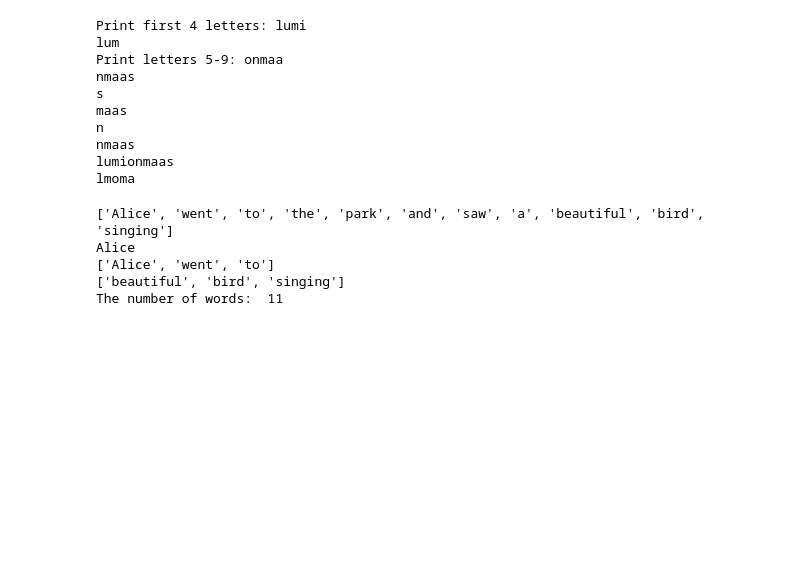
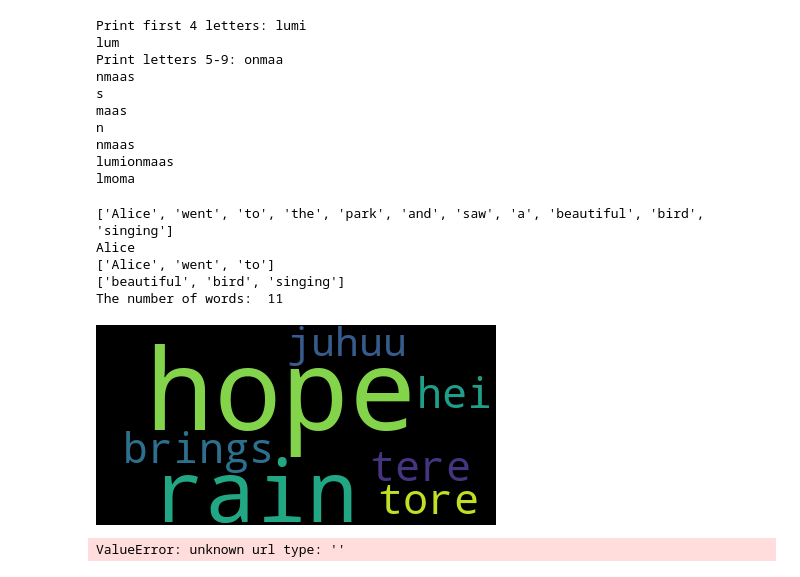
Before and after one commit to raheltoom3/dt-2025-data-visualisation, a Jupyter notebook: notebooks/week_11.ipynb, the cells around one changed output. Saved outputs shown, nothing was run; the diff lists cells and outputs as text; code cells hidden in the pictures; blank space fills up the shorter version.

```diff
--- a/notebooks/week_11.ipynb
+++ b/notebooks/week_11.ipynb
@@ -101,3 +121,18 @@ Alice
 ['Alice', 'went', 'to']
 ['beautiful', 'bird', 'singing']
 The number of words:  11
+# %%
+from wordcloud import WordCloud
+
+wc = WordCloud().generate("rain brings hope hope tere tore hei juhuu")
+
+img =wc.to_image()
+img.show()
+# %% [output]
+[figure, added]
+# %%
+import urllib.request #thhis one we use o work with URLs
+
+text = urllib.request.urlopen("").read().decode("utf-8")
+# %% [output]
+ValueError: unknown url type: ''
```
Also changed, not shown: parts of 1 cell of this notebook, 1 other file.
